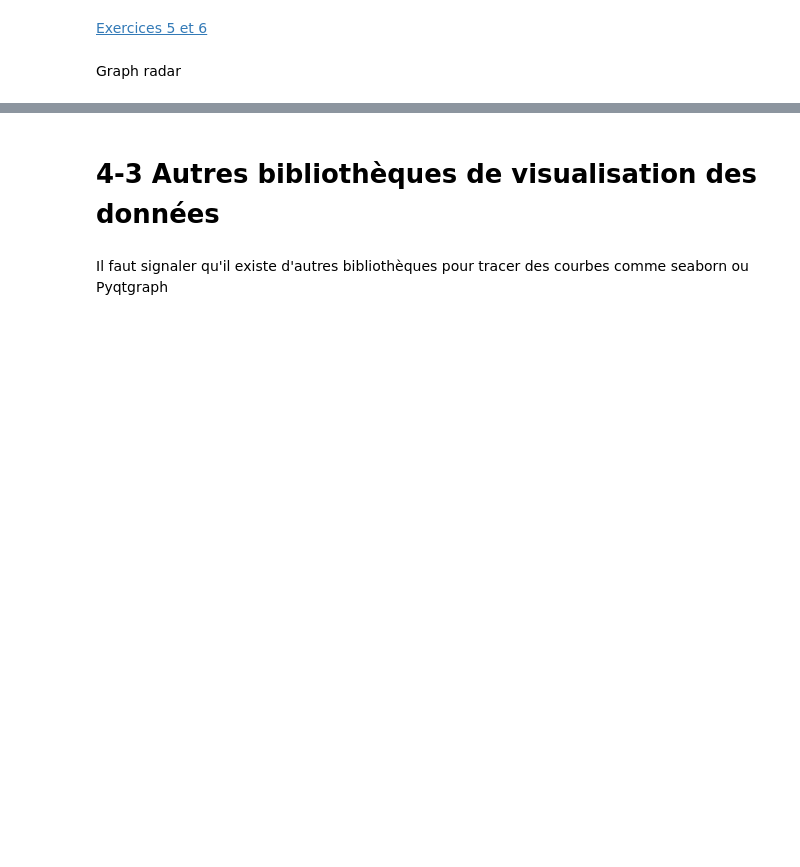
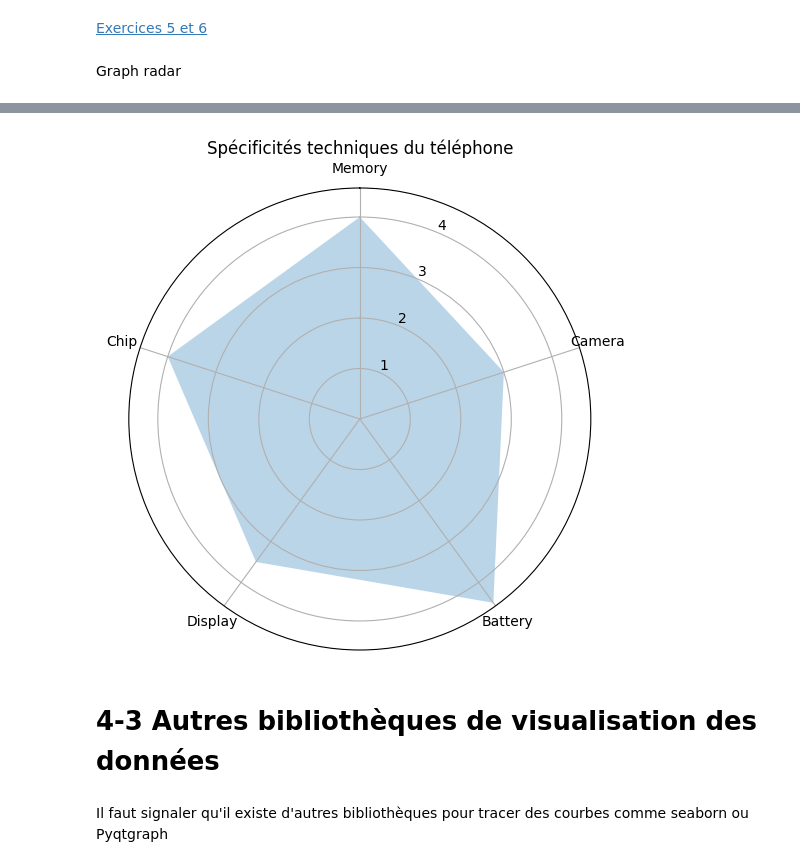
Before and after one commit to scayez/UEE2IMACS, a Jupyter notebook: CoursPython2IMACS#4_graph.ipynb, the cells around one changed output, grey strips where cells are left out. Cells and saved outputs as stored; diff of their text form; code cells hidden in the pictures; blank space fills up the shorter version.

```diff
--- a/CoursPython2IMACS#4_graph.ipynb
+++ b/CoursPython2IMACS#4_graph.ipynb
@@ -613,3 +571,47 @@ plt.show()
+# %%
+import matplotlib.pyplot as plt
+import numpy as np
+
+# Catégories du graphique radar
+categories = ['Memory', 'Camera', 'Battery', 'Display', 'Chip']
+
+# Notes attribuées pour chaque catégorie (échelle de 0 à 5)
+notes = [4, 3, 4.5, 3.5, 4]
+
+# Tracé du graphique radar
+fig = plt.figure(figsize=(6, 6))
+ax = fig.add_subplot(111, polar=True)
+
+# Réglages esthétiques du graphique
+ax.set_theta_zero_location("N")  # Réglage de l'emplacement zéro de l'angle
+ax.set_theta_direction(-1)  # Sens horaire pour l'augmentation des angles
+
+# Calcul des angles pour chaque catégorie
+angles = []
+angle_step = 2 * np.pi / len(categories)  # Calcul de l'intervalle d'angle pour chaque catégorie
+current_angle = 0
+
+# Calcul des angles pour chaque catégorie
+for c in range(len(categories)):
+    angles.append(current_angle)  # Ajout de l'angle actuel à la liste des angles
+    current_angle += angle_step  # Incrémentation de l'angle
+
+angles += angles[:1]  # Ajout de la première valeur à la fin pour fermer le polygone
+
+# Ajout de la première valeur à la fin de la liste des notes pour fermer le polygone
+notes.append(notes[0])
+
+# Remplissage des zones avec les données
+ax.fill(angles, notes, alpha=0.3)
+
+# Étiquettes des axes
+ax.set_xticks(angles[:-1])  # Positionnement des étiquettes d'angle
+ax.set_xticklabels(categories)  # Étiquetage des catégories
+
+plt.title('Spécificités techniques du téléphone', fontsize=12)  # Titre du graphique
+plt.show()
+# %% [output]
+[figure, added]
 # %% [markdown]
 # 4-3 Autres bibliothèques de visualisation des données
 # %% [markdown]
```
Also changed, not shown: parts of 14 cells of this notebook, 5 other files.
